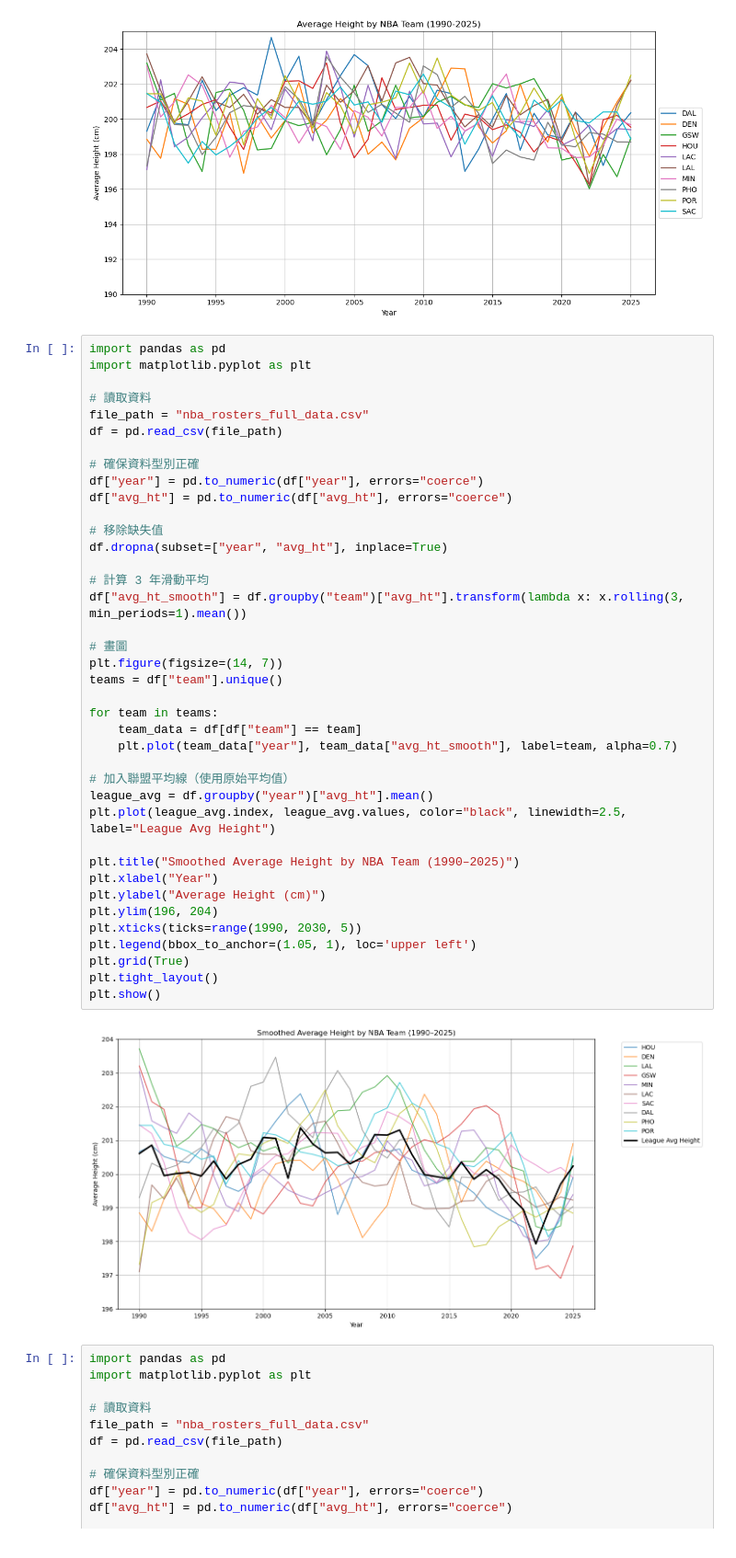
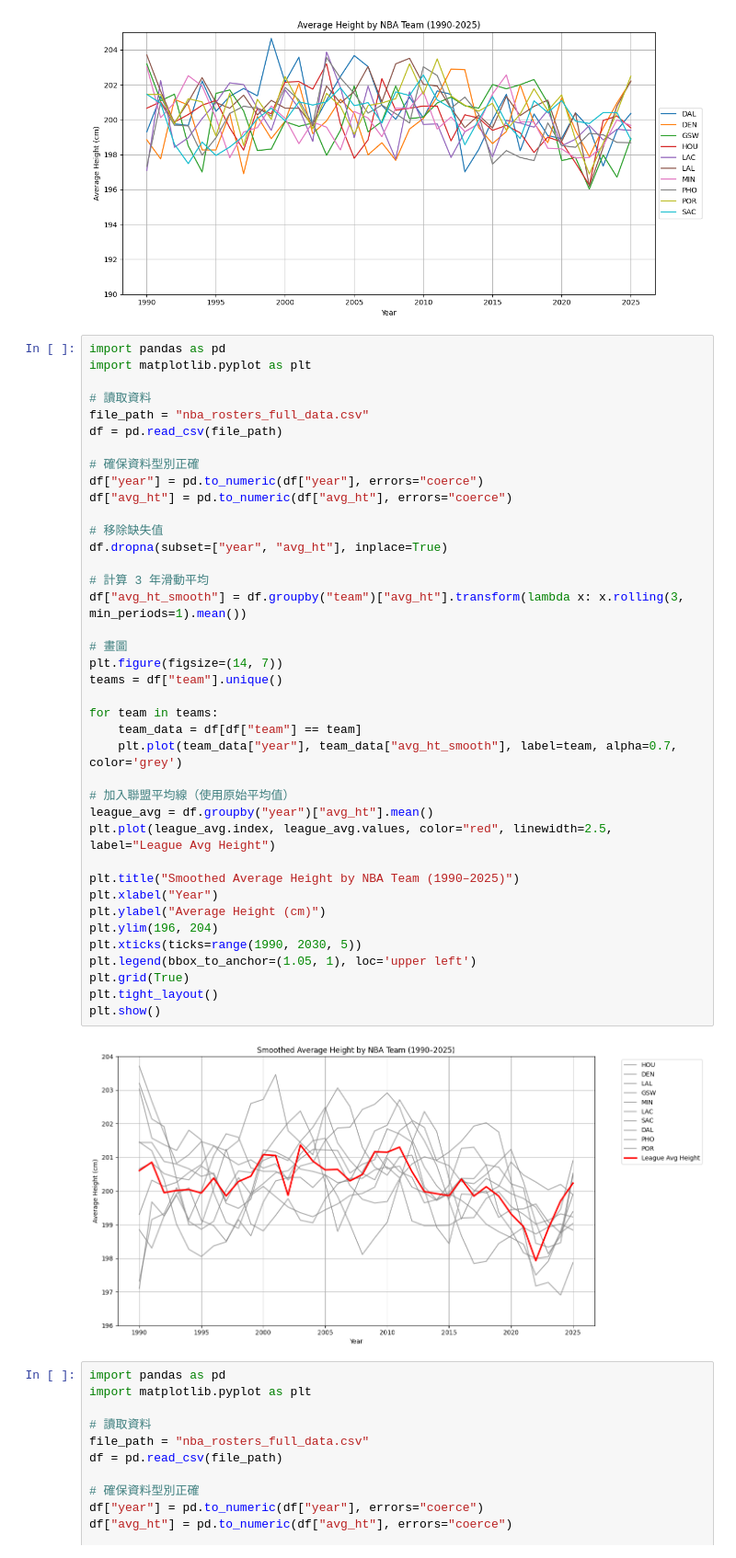
Before and after one commit to itisJoshuaTseng/NBA-Player_Physical_Trends_Analysis, a Jupyter notebook: data_visualization.ipynb, the cells around one changed output. Shown at 92% size. Cells and saved outputs as stored; diff of their text form.

```diff
--- a/data_visualization.ipynb
+++ b/data_visualization.ipynb
@@ -45,36 +45,36 @@ df = pd.read_csv(file_path)
 # 確保資料型別正確
 df["year"] = pd.to_numeric(df["year"], errors="coerce")
 df["avg_ht"] = pd.to_numeric(df["avg_ht"], errors="coerce")
 
 # 移除缺失值
 df.dropna(subset=["year", "avg_ht"], inplace=True)
 
 # 計算 3 年滑動平均
 df["avg_ht_smooth"] = df.groupby("team")["avg_ht"].transform(lambda x: x.rolling(3, min_periods=1).mean())
 
 # 畫圖
 plt.figure(figsize=(14, 7))
 teams = df["team"].unique()
 
 for team in teams:
     team_data = df[df["team"] == team]
-    plt.plot(team_data["year"], team_data["avg_ht_smooth"], label=team, alpha=0.7)
+    plt.plot(team_data["year"], team_data["avg_ht_smooth"], label=team, alpha=0.7, color='grey')
 
 # 加入聯盟平均線（使用原始平均值）
 league_avg = df.groupby("year")["avg_ht"].mean()
-plt.plot(league_avg.index, league_avg.values, color="black", linewidth=2.5, label="League Avg Height")
+plt.plot(league_avg.index, league_avg.values, color="red", linewidth=2.5, label="League Avg Height")
 
 plt.title("Smoothed Average Height by NBA Team (1990–2025)")
 plt.xlabel("Year")
 plt.ylabel("Average Height (cm)")
 plt.ylim(196, 204)
 plt.xticks(ticks=range(1990, 2030, 5))
 plt.legend(bbox_to_anchor=(1.05, 1), loc='upper left')
 plt.grid(True)
 plt.tight_layout()
 plt.show()
 # %% [output]
-[figure, old version]
+[figure, new version]
 # %%
 import pandas as pd
 import matplotlib.pyplot as plt
```
Also changed, not shown: parts of 6 cells of this notebook.
